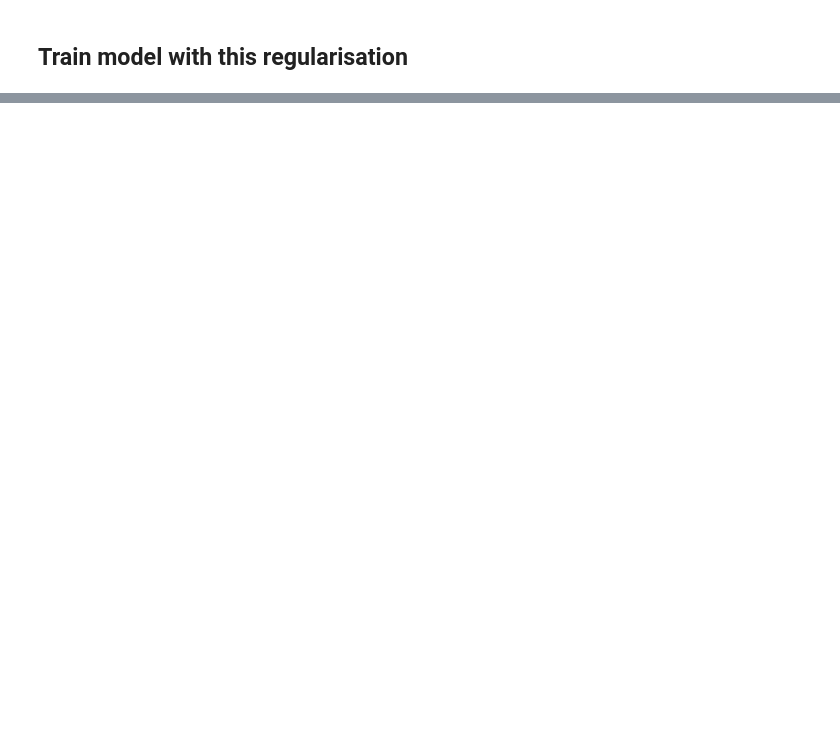
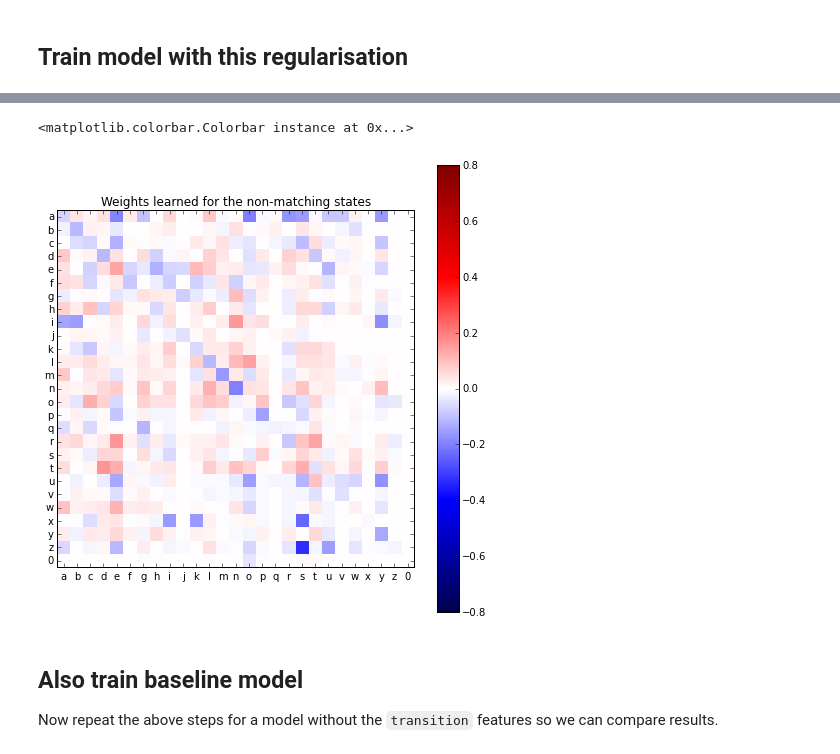
Before and after one commit to dirko/pyhacrf, a Jupyter notebook: examples/Example misspelling classification.ipynb, the cells around one changed output, grey strips where cells are left out. Saved outputs shown, nothing was run; the diff lists cells and outputs as text; code cells hidden in the pictures; blank space fills up the shorter version.

```diff
--- a/examples/Example misspelling classification.ipynb
+++ b/examples/Example misspelling classification.ipynb
@@ -182,0 +205,13 @@ print 1 - accuracy_score(y_test[:1000], pr)
+# %%
+plt.figure(figsize=(8, 8))
+plt.imshow(m.parameters[1, 3:].reshape(63, 63)[:27, :27], interpolation='nearest', vmin=-0.8, vmax=0.8, cmap='seismic')
+plt.xticks(range(27), fe.CHARACTERS[:27])
+plt.yticks(range(27), fe.CHARACTERS[:27])
+plt.title('Weights learned for the non-matching states')
+plt.colorbar()
+# %% [output]
+<matplotlib.colorbar.Colorbar instance at 0x...>
+[figure, added]
+# %% [markdown]
+## Also train baseline model
+Now repeat the above steps for a model without the `transition` features so we can compare results.
```
Also changed, not shown: parts of 39 cells of this notebook, 2 other files.
